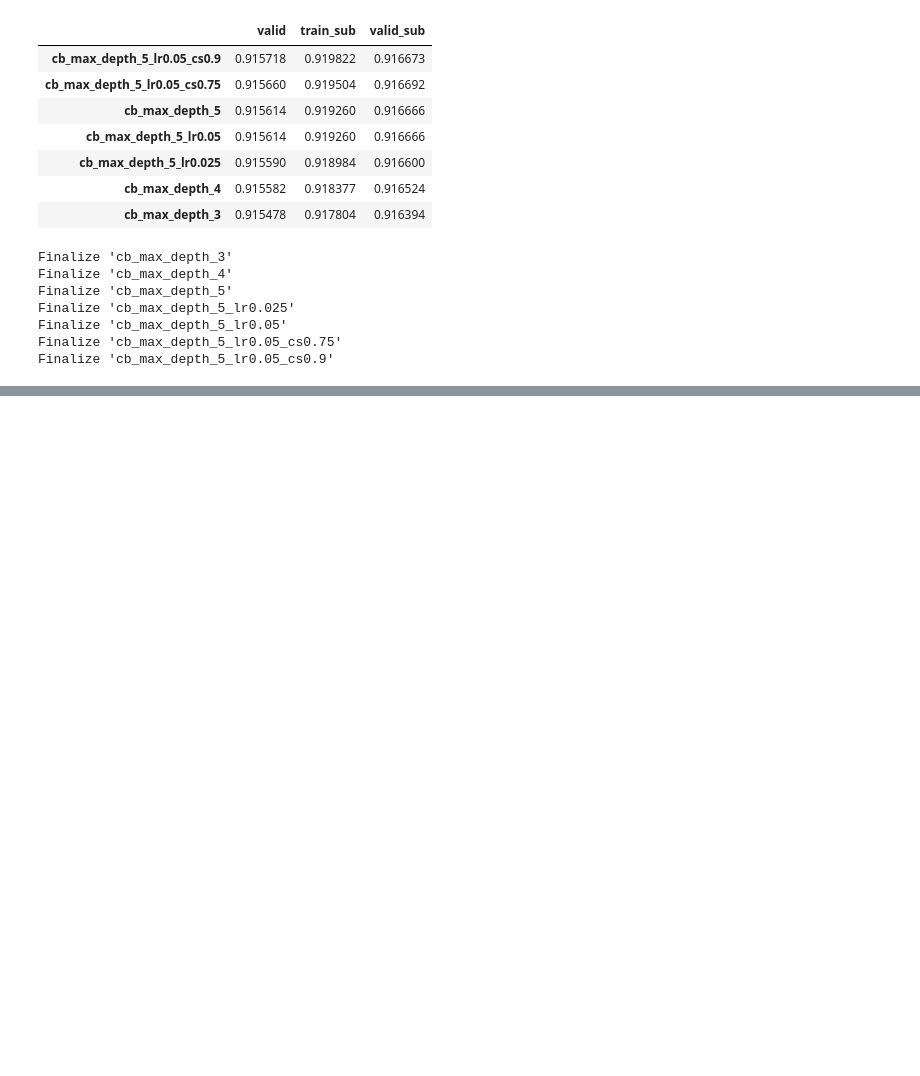
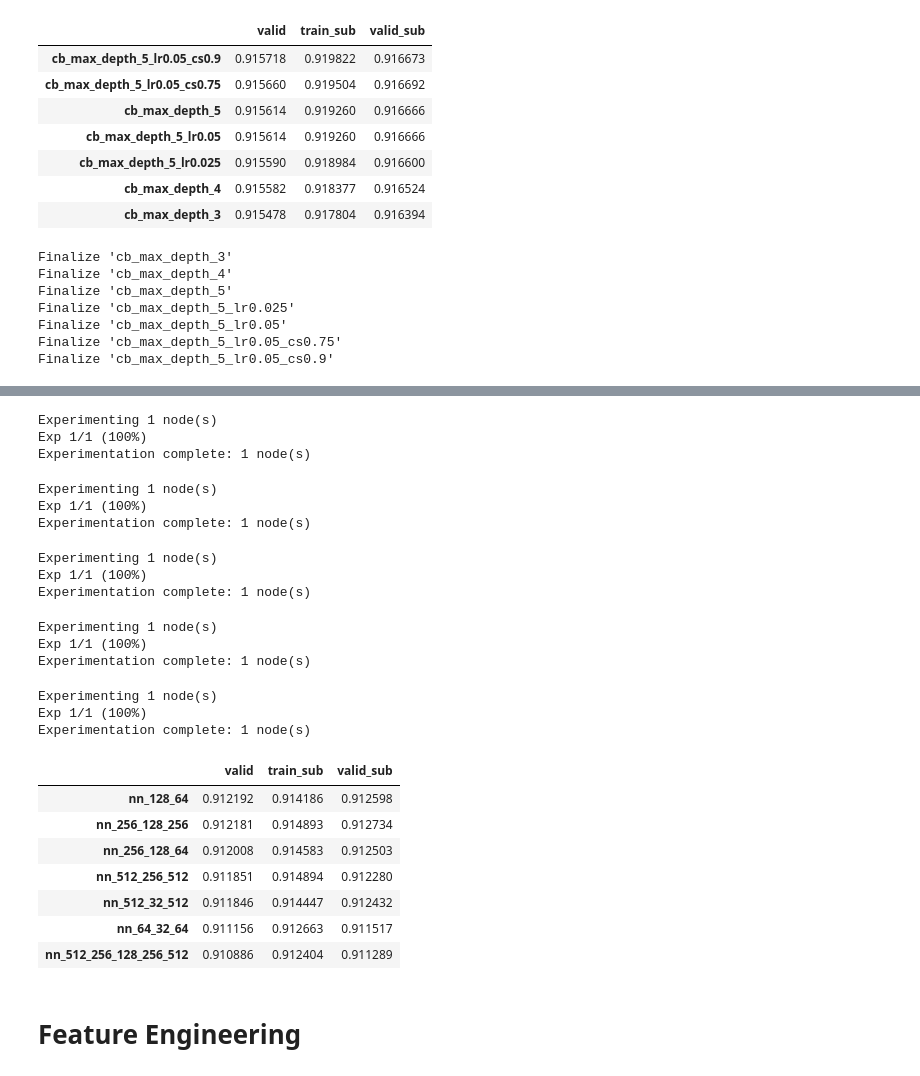
Before and after one commit to sunkusun9/ml-labs, a Jupyter notebook: examples/kaggle_s6e3/3.exp_ss1.ipynb, the cells around one changed output, grey strips where cells are left out. Saved outputs shown, nothing was run; the diff lists cells and outputs as text; code cells hidden in the pictures; blank space fills up the shorter version.

```diff
--- a/examples/kaggle_s6e3/3.exp_ss1.ipynb
+++ b/examples/kaggle_s6e3/3.exp_ss1.ipynb
@@ -843,0 +880,68 @@ Finalize 'cb_max_depth_5_lr0.05_cs0.9'
+# %%
+e_model.set_node(
+    'nn_512_256_512', grp='nn',
+    edges={'X': [(None, X_bin + X_nom + X_bin2), ('std', None)]},
+    params={'hidden': {'units': [512, 256, 512]}, 'cat_cols':ColSelector(col_type = 'category')}
+)
+e_model.exp()
+# %% [output]
+Experimenting 1 node(s)
+Exp 1/1 (100%)
+Experimentation complete: 1 node(s)
+# %%
+e_model.set_node(
+    'nn_512_256_128_256_512', grp='nn',
+    edges={'X': [(None, X_bin + X_nom + X_bin2), ('std', None)]},
+    params={'hidden': {'units': [512, 256, 128, 256, 512]}, 'cat_cols':ColSelector(col_type = 'category')}
+)
+e_model.exp()
+# %% [output]
+Experimenting 1 node(s)
+Exp 1/1 (100%)
+Experimentation complete: 1 node(s)
+# %%
+e_model.set_node(
+    'nn_512_32_512', grp='nn',
+    edges={'X': [(None, X_bin + X_nom + X_bin2), ('std', None)]},
+    params={'hidden': {'units': [512, 32, 512]}, 'cat_cols':ColSelector(col_type = 'category')}
+)
+e_model.exp()
+# %% [output]
+Experimenting 1 node(s)
+Exp 1/1 (100%)
+Experimentation complete: 1 node(s)
+# %%
+e_model.set_node(
+    'nn_256_128_64', grp='nn',
+    edges={'X': [(None, X_bin + X_nom + X_bin2), ('std', None)]},
+    params={'hidden': {'units': [256, 128, 64]}, 'cat_cols':ColSelector(col_type = 'category')}
+)
+e_model.exp()
+# %% [output]
+Experimenting 1 node(s)
+Exp 1/1 (100%)
+Experimentation complete: 1 node(s)
+# %%
+e_model.set_node(
+    'nn_128_64', grp='nn',
+    edges={'X': [(None, X_bin + X_nom + X_bin2), ('std', None)]},
+    params={'hidden': {'units': [128, 64]}, 'cat_cols':ColSelector(col_type = 'category')}
+)
+e_model.exp()
+# %% [output]
+Experimenting 1 node(s)
+Exp 1/1 (100%)
+Experimentation complete: 1 node(s)
+# %%
+e_model.get_collector('AUC').get_metrics_agg('nn_.*')[0].sort_values('valid', ascending = False)
+# %% [output]
+|  | valid | train_sub | valid_sub |
+| nn_128_64 | 0.912192 | 0.914186 | 0.912598 |
+| nn_256_128_256 | 0.912181 | 0.914893 | 0.912734 |
+| nn_256_128_64 | 0.912008 | 0.914583 | 0.912503 |
+| nn_512_256_512 | 0.911851 | 0.914894 | 0.912280 |
+| nn_512_32_512 | 0.911846 | 0.914447 | 0.912432 |
+| nn_64_32_64 | 0.911156 | 0.912663 | 0.911517 |
+| nn_512_256_128_256_512 | 0.910886 | 0.912404 | 0.911289 |
+# %% [markdown]
+# Feature Engineering
```
Also changed, not shown: parts of 18 cells of this notebook, 6 other files.
